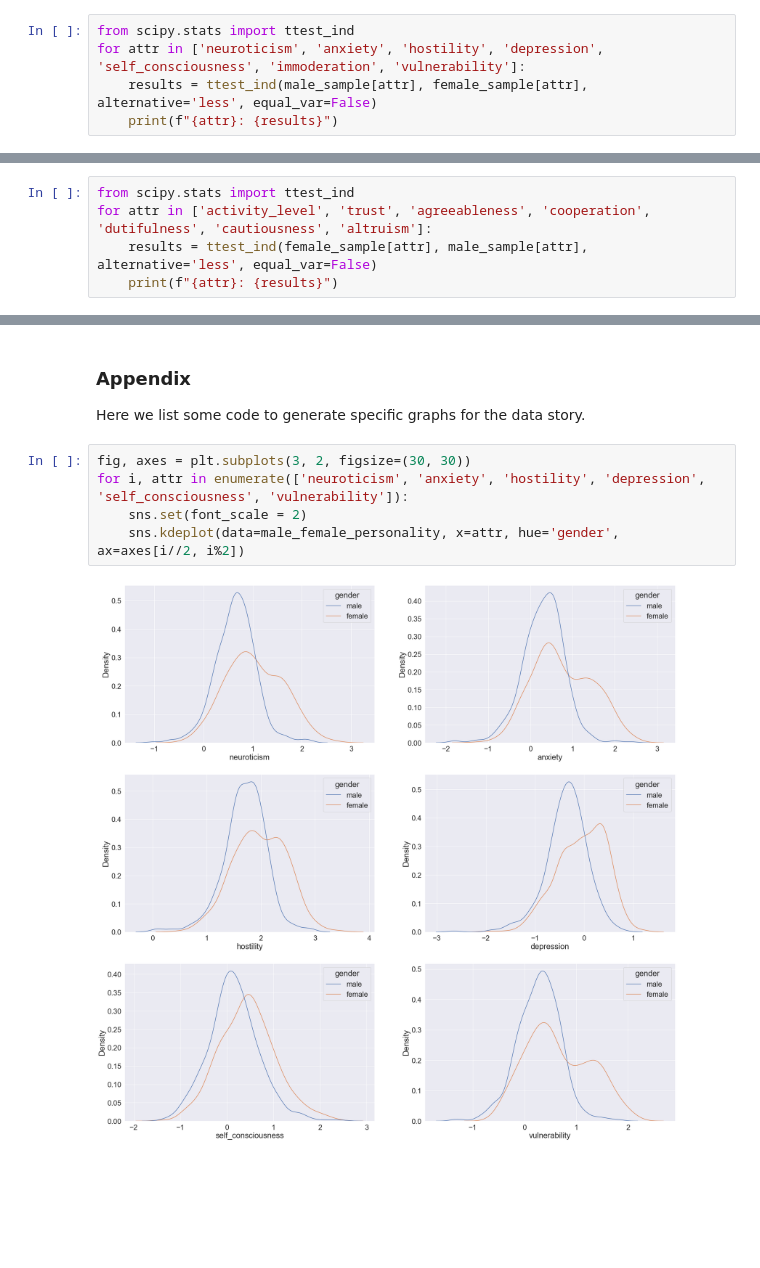
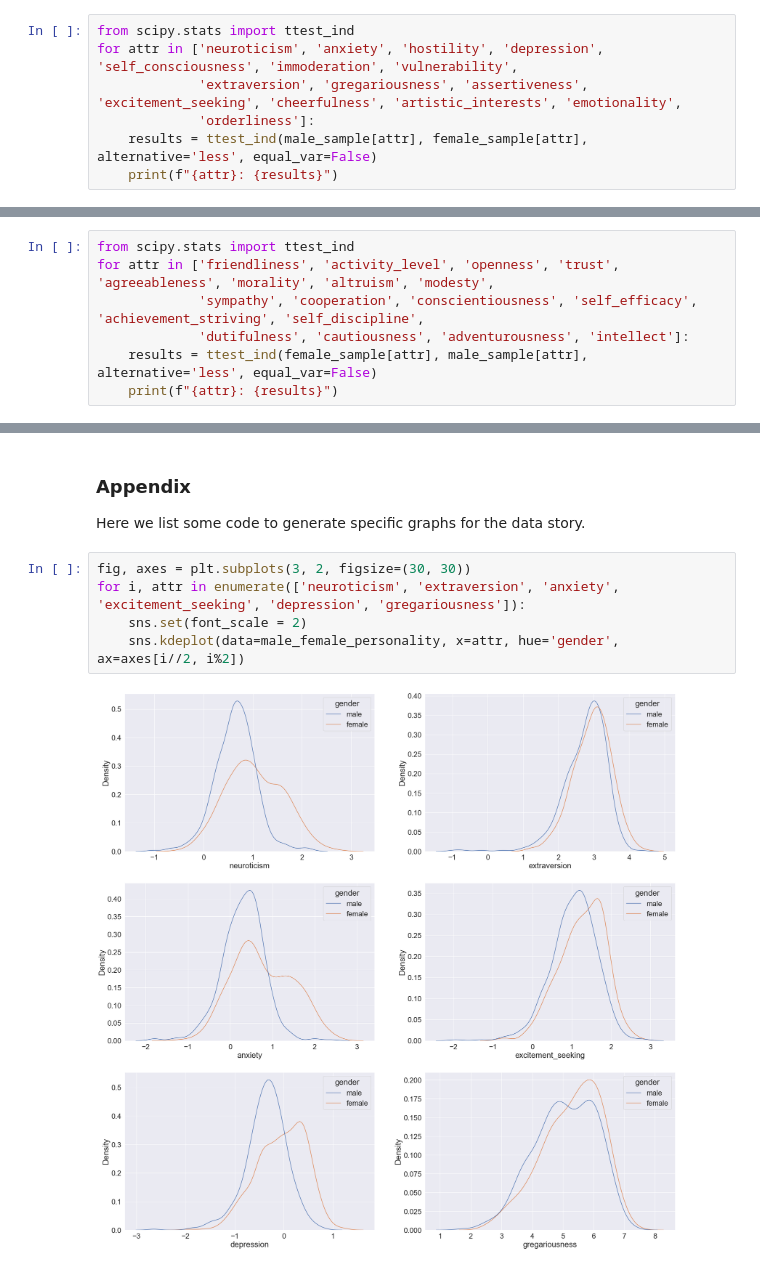
Before and after one commit to epfl-ada/ada-2021-project-madry, a Jupyter notebook: gender.ipynb, the cells around one changed output, grey strips where cells are left out. Drawn from its saved outputs; the diff is of its cells as text; blank space fills up the shorter version.

```diff
--- a/gender.ipynb
+++ b/gender.ipynb
@@ -399,7 +399,9 @@ male_sample = male_female_personality[male_female_personality.gender == 'male']
 female_sample = male_female_personality[male_female_personality.gender == 'female']
 # %%
 from scipy.stats import ttest_ind
-for attr in ['neuroticism', 'anxiety', 'hostility', 'depression', 'self_consciousness', 'immoderation', 'vulnerability']:
+for attr in ['neuroticism', 'anxiety', 'hostility', 'depression', 'self_consciousness', 'immoderation', 'vulnerability',
+             'extraversion', 'gregariousness', 'assertiveness', 'excitement_seeking', 'cheerfulness', 'artistic_interests', 'emotionality',
+             'orderliness']:
     results = ttest_ind(male_sample[attr], female_sample[attr], alternative='less', equal_var=False)
     print(f"{attr}: {results}")
 # %% [output]
@@ -414,7 +424,9 @@ vulnerability: Ttest_indResult(statistic=-11.462945785030781, pvalue=9.845130493
 Let's check the same for male on other attributes.
 # %%
 from scipy.stats import ttest_ind
-for attr in ['activity_level', 'trust', 'agreeableness', 'cooperation', 'dutifulness', 'cautiousness', 'altruism']:
+for attr in ['friendliness', 'activity_level', 'openness', 'trust', 'agreeableness', 'morality', 'altruism', 'modesty',
+             'sympathy', 'cooperation', 'conscientiousness', 'self_efficacy', 'achievement_striving', 'self_discipline',
+             'dutifulness', 'cautiousness', 'adventurousness', 'intellect']:
     results = ttest_ind(female_sample[attr], male_sample[attr], alternative='less', equal_var=False)
     print(f"{attr}: {results}")
 # %% [output]
@@ -493,10 +615,10 @@ Our model seems to be robust and personality scores seem to be a good predictor
 Here we list some code to generate specific graphs for the data story.
 # %%
 fig, axes = plt.subplots(3, 2, figsize=(30, 30))
-for i, attr in enumerate(['neuroticism', 'anxiety', 'hostility', 'depression', 'self_consciousness', 'vulnerability']):
+for i, attr in enumerate(['neuroticism', 'extraversion', 'anxiety', 'excitement_seeking', 'depression', 'gregariousness']):
     sns.set(font_scale = 2)
     sns.kdeplot(data=male_female_personality, x=attr, hue='gender', ax=axes[i//2, i%2])
 # %% [output]
-[figure, old version]
+[figure, new version]
 # %%
 fig, axes = plt.subplots(3, 2, figsize=(30, 30))
```
Also changed, not shown: parts of 14 cells of this notebook, 1 other file.
